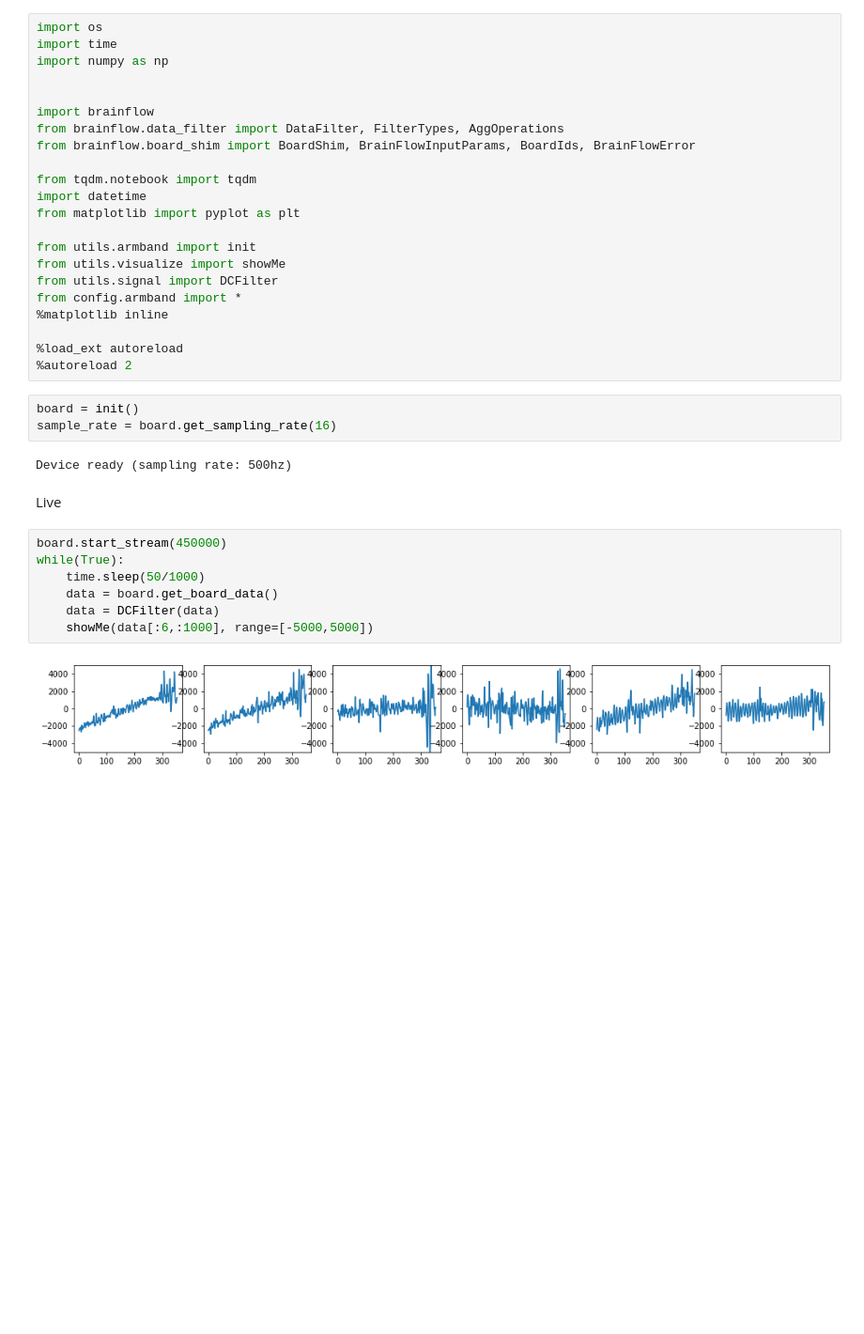
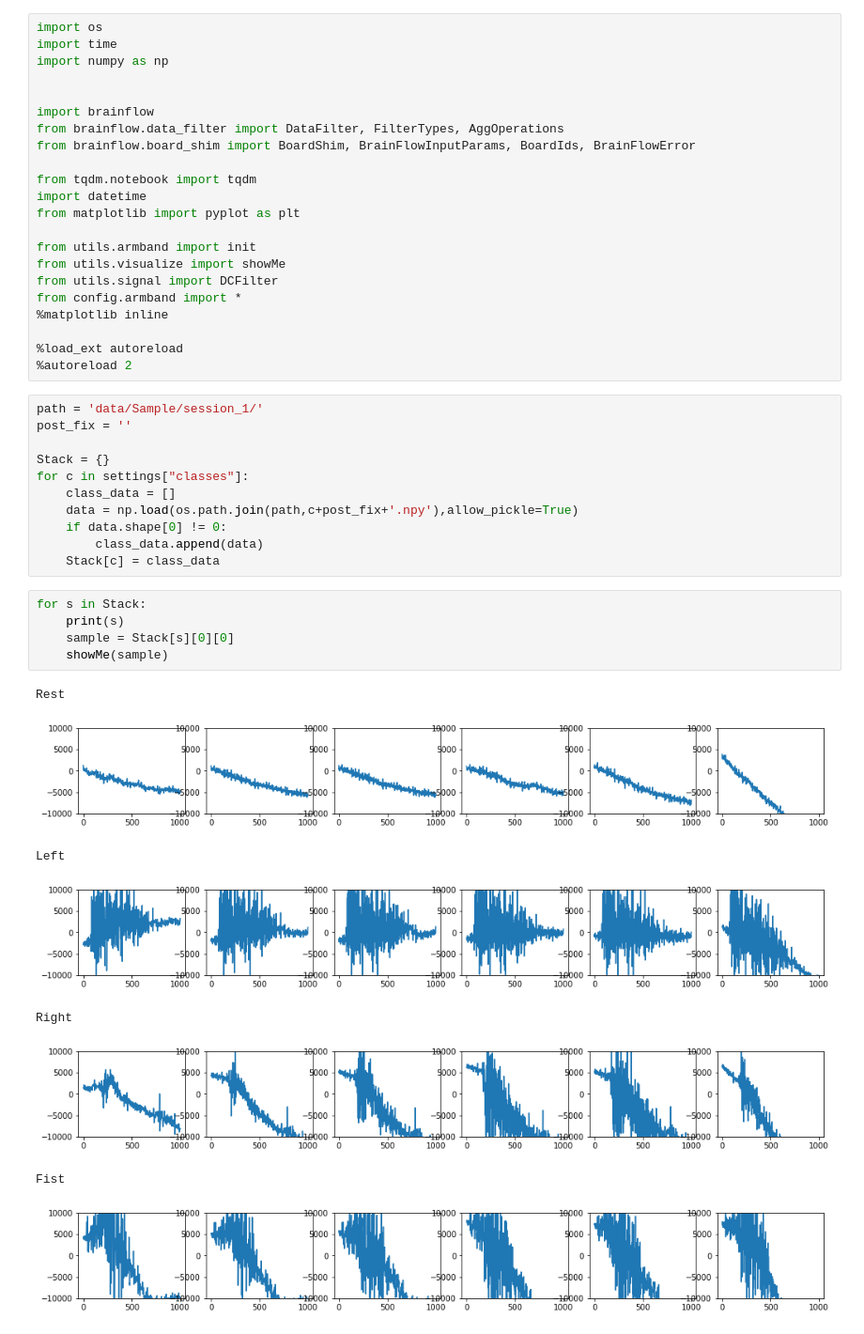
Before and after one commit to nemesgyadam/Armband, a Jupyter notebook: notebooks/visualize.ipynb, the cells around one changed output. Shown at 94% size. Cells and saved outputs as stored; diff of their text form; blank space fills up the shorter version.

```diff
--- a/notebooks/visualize.ipynb
+++ b/notebooks/visualize.ipynb
@@ -24,19 +24,28 @@ from config.armband import *
 
 %load_ext autoreload
 %autoreload 2
-# %%
-board = init()
-sample_rate = board.get_sampling_rate(16)
-# %% [output]
-Device ready (sampling rate: 500hz)
-# %% [markdown]
-Live
-# %%
-board.start_stream(450000)
-while(True):
-    time.sleep(50/1000)
-    data = board.get_board_data()
-    data = DCFilter(data)
-    showMe(data[:6,:1000], range=[-5000,5000])
-# %% [output]
-[figure, removed]
+# %%
+path = 'data/Sample/session_1/'
+post_fix = ''
+
+Stack = {}
+for c in settings["classes"]:
+    class_data = []
+    data = np.load(os.path.join(path,c+post_fix+'.npy'),allow_pickle=True)
+    if data.shape[0] != 0:
+        class_data.append(data)
+    Stack[c] = class_data
+# %%
+for s in Stack:
+    print(s)
+    sample = Stack[s][0][0]
+    showMe(sample)
+# %% [output]
+Rest
+[figure, added]
+Left
+[figure, added]
+Right
+[figure, added]
+Fist
+[figure, added]
```
Also changed, not shown: 10 other files.
